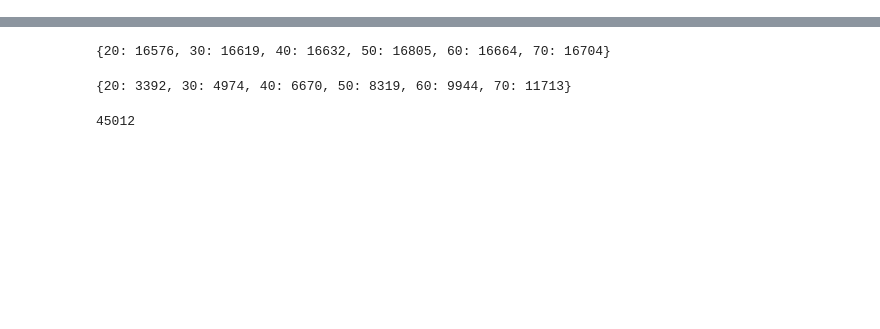
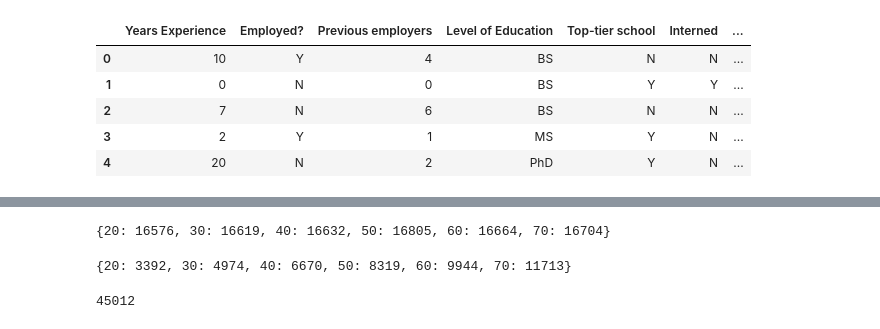
Before and after one commit to marcpre/demo_lva_analysewerkzeuge, a Jupyter notebook: 2-3 - Basis Statistik/2_BasisStatitics.ipynb, the cells around one changed output, grey strips where cells are left out. Saved outputs shown, nothing was run; the diff lists cells and outputs as text; code cells hidden in the pictures; blank space fills up the shorter version.

```diff
--- a/2-3 - Basis Statistik/2_BasisStatitics.ipynb
+++ b/2-3 - Basis Statistik/2_BasisStatitics.ipynb
@@ -30,0 +29,14 @@ for _ in range(100000):
+# %%
+# %matplotlib inline # every plot will be displayed inline and NOT in an external window
+import numpy as np
+import pandas as pd
+
+df = pd.read_csv("/home/ubuntu/workspace/Data/PastHires.csv") # read in .csv file
+df.head()
+# %% [output]
+|  | Years Experience | Employed? | Previous employers | Level of Education | Top-tier school | Interned | ... |
+| 0 | 10 | Y | 4 | BS | N | N | ... |
+| 1 | 0 | N | 0 | BS | Y | Y | ... |
+| 2 | 7 | N | 6 | BS | N | N | ... |
+| 3 | 2 | Y | 1 | MS | Y | N | ... |
+| 4 | 20 | N | 2 | PhD | Y | N | ... |
```
Also changed, not shown: parts of 253 cells of this notebook, 1 other file.
